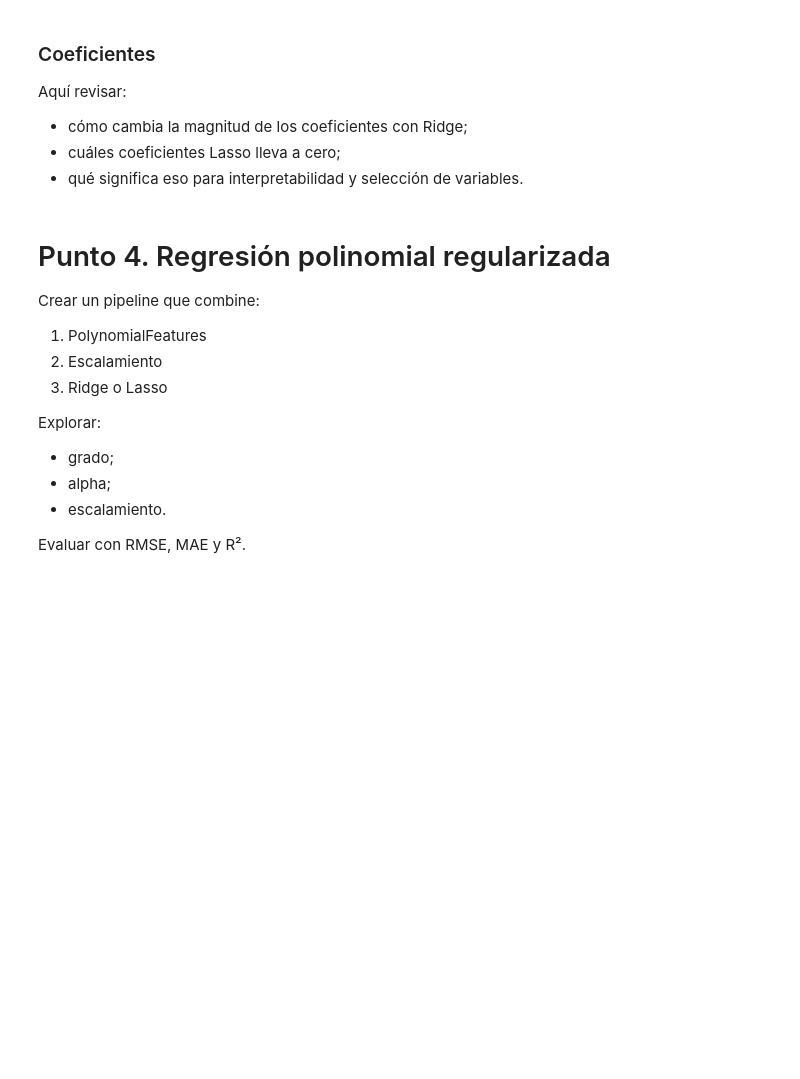
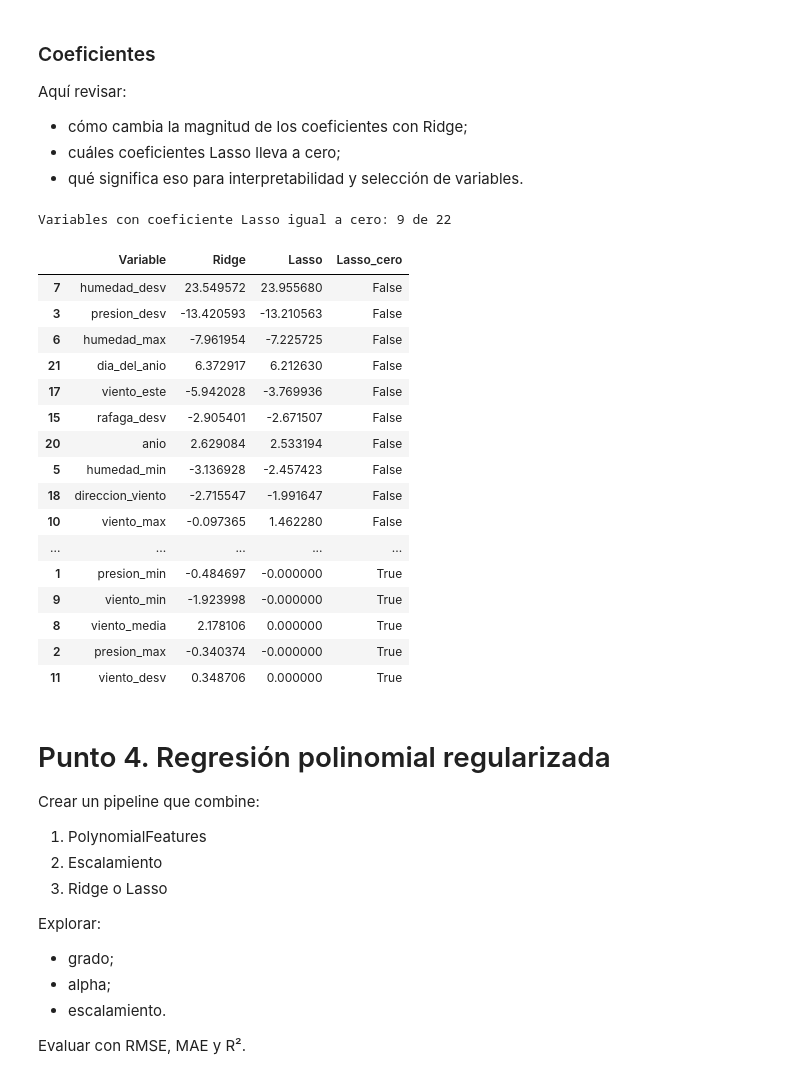
Before and after one commit to vergarave/Lab2_ML, a Jupyter notebook: Laboratorio_2.ipynb, the cells around one changed output. Cells and saved outputs as stored; diff of their text form; code cells hidden in the pictures; blank space fills up the shorter version.

```diff
--- a/Laboratorio_2.ipynb
+++ b/Laboratorio_2.ipynb
@@ -277,0 +296,18 @@ Además:
+# %%
+best_ridge = grid_ridge.best_estimator_
+best_lasso = grid_lasso.best_estimator_
+
+def test_metrics(model, name):
+    predictions = model.predict(X_test)
+    return {
+        "Modelo": name,
+        "RMSE": np.sqrt(mean_squared_error(y_test, predictions)),
+        "MAE": mean_absolute_error(y_test, predictions),
+        "R2": r2_score(y_test, predictions)
+    }
+
+resultados_reg = pd.DataFrame([
+    test_metrics(best_ridge, "Ridge"),
+    test_metrics(best_lasso, "Lasso")
+])
+resultados_reg
@@ -295,3 +325,35 @@ Aquí revisar:
+# %%
+coef_lasso = best_lasso.named_steps["model"].coef_
+coef_ridge = best_ridge.named_steps["model"].coef_
+
+coef_df = pd.DataFrame({
+    "Variable": X_train.columns,
+    "Ridge": coef_ridge,
+    "Lasso": coef_lasso
+})
+coef_df["Lasso_cero"] = np.isclose(coef_df["Lasso"], 0.0, atol=1e-8)
+coef_df = coef_df.sort_values("Lasso", key=np.abs, ascending=False)
+print(f"Variables con coeficiente Lasso igual a cero: {coef_df['Lasso_cero'].sum()} de {len(coef_df)}")
+coef_df
+# %% [output]
+Variables con coeficiente Lasso igual a cero: 9 de 22
+|  | Variable | Ridge | Lasso | Lasso_cero |
+| 7 | humedad_desv | 23.549572 | 23.955680 | False |
+| 3 | presion_desv | -13.420593 | -13.210563 | False |
+| 6 | humedad_max | -7.961954 | -7.225725 | False |
+| 21 | dia_del_anio | 6.372917 | 6.212630 | False |
+| 17 | viento_este | -5.942028 | -3.769936 | False |
+| 15 | rafaga_desv | -2.905401 | -2.671507 | False |
+| 20 | anio | 2.629084 | 2.533194 | False |
+| 5 | humedad_min | -3.136928 | -2.457423 | False |
+| 18 | direccion_viento | -2.715547 | -1.991647 | False |
+| 10 | viento_max | -0.097365 | 1.462280 | False |
+| ... | ... | ... | ... | ... |
+| 1 | presion_min | -0.484697 | -0.000000 | True |
+| 9 | viento_min | -1.923998 | -0.000000 | True |
+| 8 | viento_media | 2.178106 | 0.000000 | True |
+| 2 | presion_max | -0.340374 | -0.000000 | True |
+| 11 | viento_desv | 0.348706 | 0.000000 | True |
 # %% [markdown]
 # Punto 4. Regresión polinomial regularizada
 
```
Also changed, not shown: parts of 40 cells of this notebook, 1 other file.
